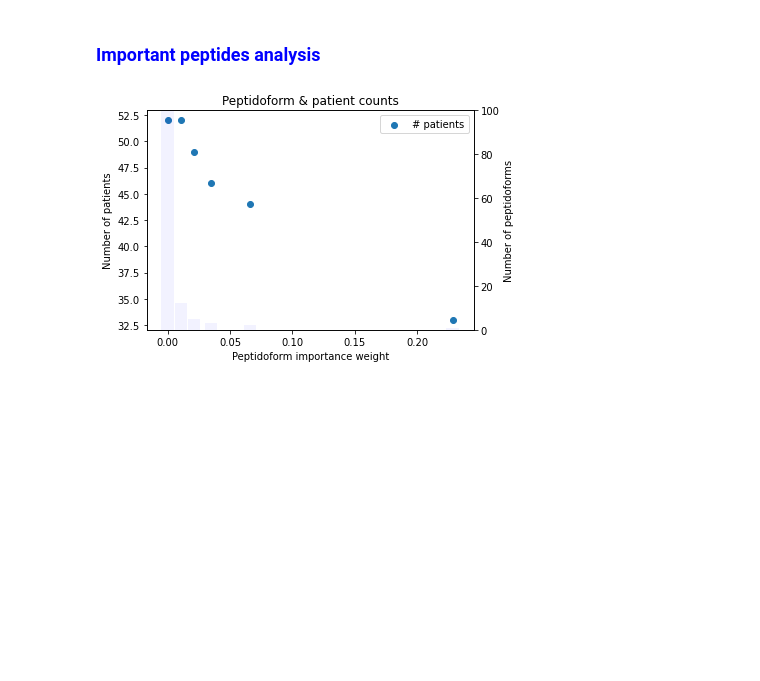
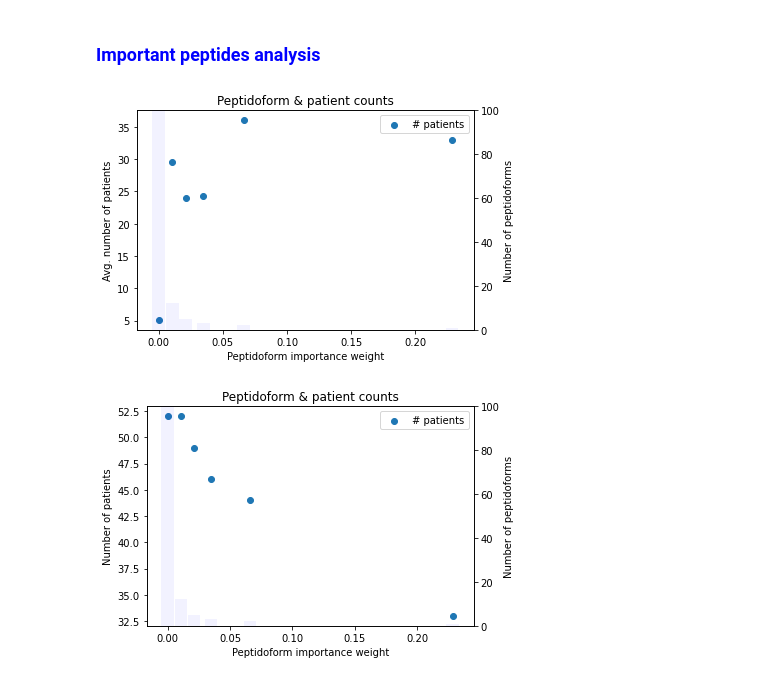
Before and after one commit to SasyaReddi/cse291c-plasma-weightloss, a Jupyter notebook: FinalReport-Data.ipynb, the cells around one changed output. Drawn from its saved outputs; the diff is of its cells as text; code cells hidden in the pictures; blank space fills up the shorter version.

Commit message:
Added mean-based patient aggregation in the binned plot

```diff
--- a/FinalReport-Data.ipynb
+++ b/FinalReport-Data.ipynb
@@ -469,7 +469,9 @@ def get_patients_peptide_is_present_in(peptide_index):
 
     return patients
 # %%
-def plot_binned_peptidoform_and_patient_counts(ft, bin_width=0.025):
+def plot_binned_peptidoform_and_patient_counts(ft, bin_width=0.025, patient_agg="sum"):
+    assert patient_agg in ("sum", "avg")
+
     # sorted_peptidoform_indices is sorted by ascending weights
     sorted_peptidoform_indices = ft.argsort()
 
@@ -490,6 +492,7 @@ def plot_binned_peptidoform_and_patient_counts(ft, bin_width=0.025):
             # Add this pep idx to the current, latest bin
             bins[-1].append(pep_idx)
 
+    avg_num_patients_per_bin = []
     num_patients_per_bin = []
     num_peptides_per_bin = []
 
@@ -498,7 +501,11 @@ def plot_binned_peptidoform_and_patient_counts(ft, bin_width=0.025):
         # get the total, unique set of patients spanned across all the peptides in this bin
 
         # using sets ensures that the patients stay de-duplicated across the peptides
-        all_patients_in_this_bin = set.union(*[get_patients_peptide_is_present_in(pep_idx) for pep_idx in bin_peptide_indices])
+        patients_per_peptide_in_bin = [get_patients_peptide_is_present_in(pep_idx) for pep_idx in bin_peptide_indices]
+        avg_num_patients_per_peptide_in_bin = sum([len(ps) for ps in patients_per_peptide_in_bin]) / len(patients_per_peptide_in_bin)
+        avg_num_patients_per_bin.append(avg_num_patients_per_peptide_in_bin)
+
+        all_patients_in_this_bin = set.union(*patients_per_peptide_in_bin)
         num_patients_per_bin.append(len(all_patients_in_this_bin))
         num_peptides_per_bin.append(len(bin_peptide_indices))
 
@@ -507,8 +514,13 @@ def plot_binned_peptidoform_and_patient_counts(ft, bin_width=0.025):
 
     plt.title("Peptidoform & patient counts")
     ax1.set_xlabel('Peptidoform importance weight')
-    ax1.set_ylabel('Number of patients')
-    ax1.scatter([ft[b[0]] for b in bins], num_patients_per_bin)
+    if patient_agg == "sum":
+        ax1.set_ylabel('Number of patients')
+        ax1.scatter([ft[b[0]] for b in bins], num_patients_per_bin)
+    else:
+        ax1.set_ylabel('Avg. number of patients')
+        ax1.scatter([ft[b[0]] for b in bins], avg_num_patients_per_bin)
+
     ax1.tick_params(axis='y')
     ax1.legend(["# patients"])
 
@@ -520,7 +532,12 @@ def plot_binned_peptidoform_and_patient_counts(ft, bin_width=0.025):
     plt.ylim(top=100) # because there are thousands of peptides with low importance, this will improve the plot readability
 
     fig.tight_layout()
+    plt.savefig("peptidoform_and_patient_counts.png", transparent=False)
     plt.show()
+# %%
+plot_binned_peptidoform_and_patient_counts(ft, bin_width=0.01, patient_agg="avg")
+# %% [output]
+[figure, added]
 # %%
 plot_binned_peptidoform_and_patient_counts(ft, bin_width=0.01)
 # %% [output]
```
